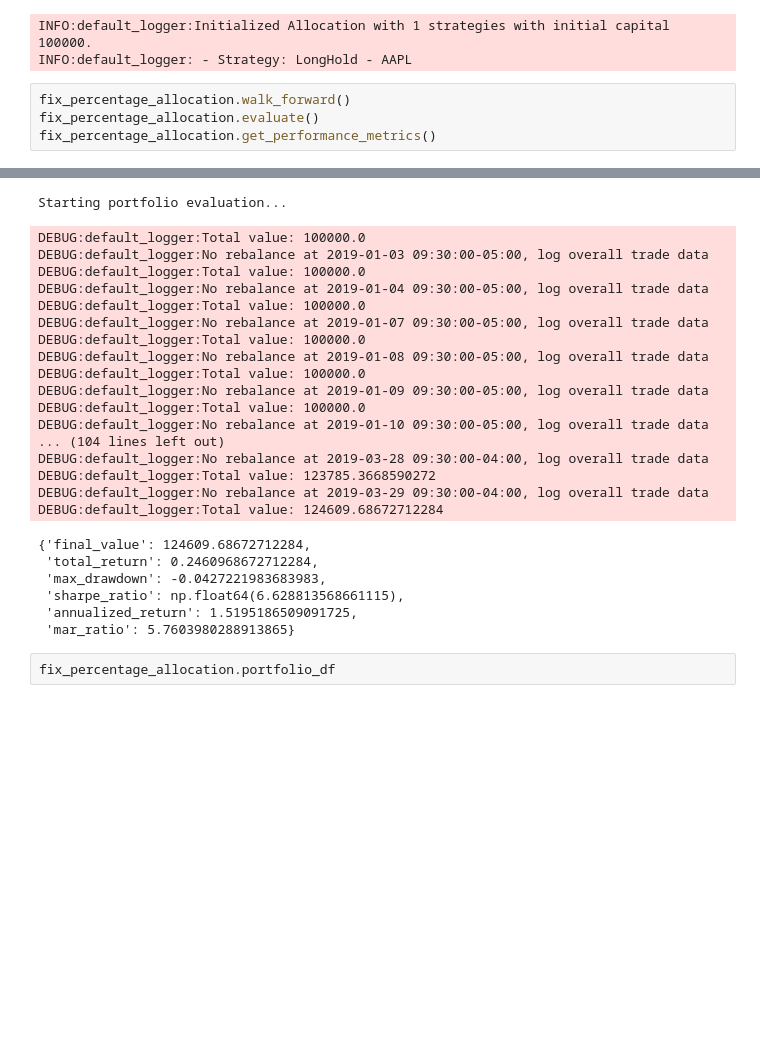
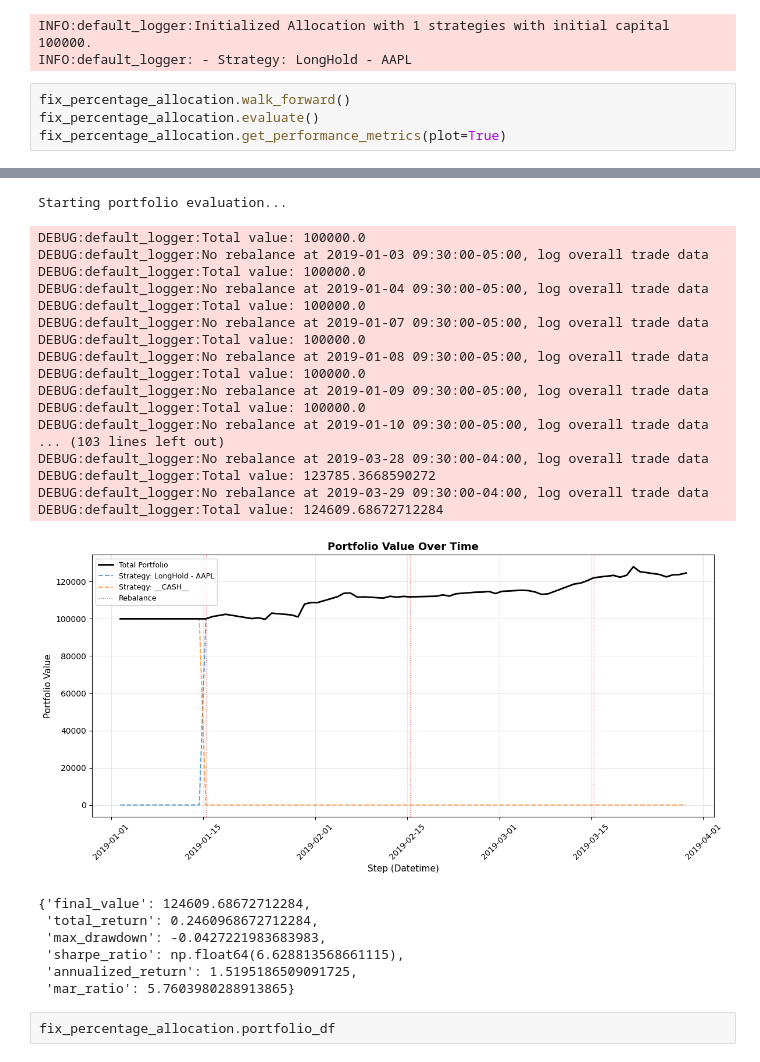
Before and after one commit to TradeInsight-Info/TiPortfolio, a Jupyter notebook: demo/notebooks/1 rebalance experiment/strategy.ipynb, the cells around one changed output, grey strips where cells are left out. Cells and saved outputs as stored; diff of their text form; blank space fills up the shorter version.

Commit message:
fix not plotting

```diff
--- a/demo/notebooks/1 rebalance experiment/strategy.ipynb
+++ b/demo/notebooks/1 rebalance experiment/strategy.ipynb
@@ -129,6 +131,6 @@ INFO:default_logger: - Strategy: LongHold - AAPL
 # %%
 fix_percentage_allocation.walk_forward()
 fix_percentage_allocation.evaluate()
-fix_percentage_allocation.get_performance_metrics()
+fix_percentage_allocation.get_performance_metrics(plot=True)
 # %% [output]
 INFO:default_logger:Starting walk-forward allocation process...
@@ -147,25 +149,26 @@ DEBUG:default_logger:At 2019-01-30 09:30:00-05:00, Strategy LongHold - AAPL gene
 DEBUG:default_logger:At 2019-03-22 09:30:00-04:00, Strategy LongHold - AAPL generated signal: TradingSignal.LONG
 DEBUG:default_logger:At 2019-03-26 09:30:00-04:00, Strategy LongHold - AAPL generated signal: TradingSignal.LONG
 DEBUG:default_logger:At 2019-03-28 09:30:00-04:00, Strategy LongHold - AAPL generated signal: TradingSignal.LONG
 INFO:default_logger:Evaluating portfolio over 61 steps
 Starting portfolio evaluation...
 DEBUG:default_logger:Total value: 100000.0
 DEBUG:default_logger:No rebalance at 2019-01-03 09:30:00-05:00, log overall trade data
 DEBUG:default_logger:Total value: 100000.0
 DEBUG:default_logger:No rebalance at 2019-01-04 09:30:00-05:00, log overall trade data
 DEBUG:default_logger:Total value: 100000.0
 DEBUG:default_logger:No rebalance at 2019-01-07 09:30:00-05:00, log overall trade data
 DEBUG:default_logger:Total value: 100000.0
 DEBUG:default_logger:No rebalance at 2019-01-08 09:30:00-05:00, log overall trade data
 DEBUG:default_logger:Total value: 100000.0
 DEBUG:default_logger:No rebalance at 2019-01-09 09:30:00-05:00, log overall trade data
 DEBUG:default_logger:Total value: 100000.0
 DEBUG:default_logger:No rebalance at 2019-01-10 09:30:00-05:00, log overall trade data
-... (104 lines left out)
+... (103 lines left out)
 DEBUG:default_logger:No rebalance at 2019-03-28 09:30:00-04:00, log overall trade data
 DEBUG:default_logger:Total value: 123785.3668590272
 DEBUG:default_logger:No rebalance at 2019-03-29 09:30:00-04:00, log overall trade data
 DEBUG:default_logger:Total value: 124609.68672712284
+[figure, added]
 {'final_value': 124609.68672712284,
  'total_return': 0.2460968672712284,
  'max_drawdown': -0.0427221983683983,
```
Also changed, not shown: parts of 4 cells of this notebook.
